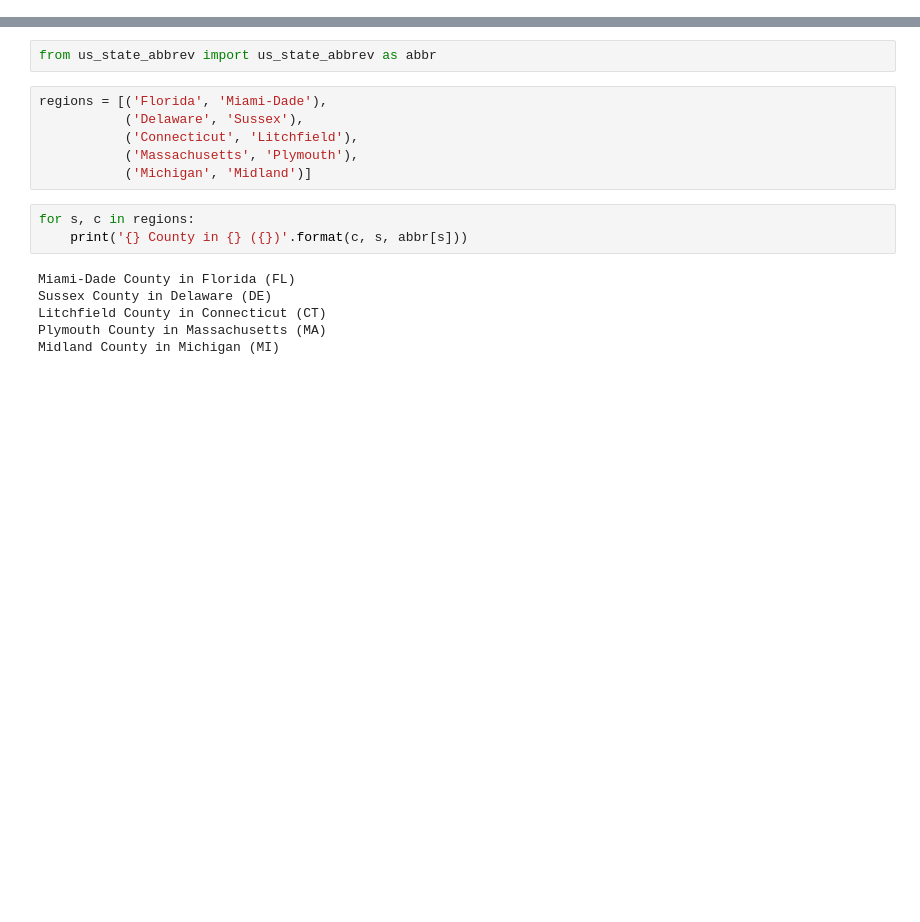
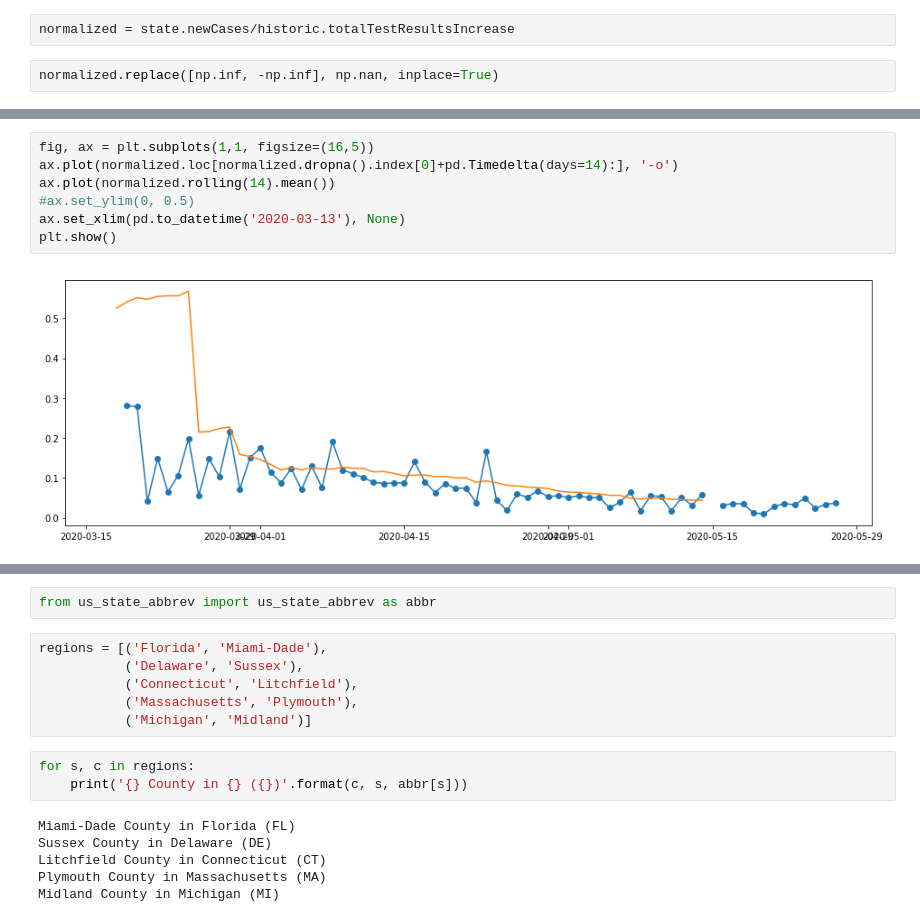
Before and after one commit to mdgrossi/covid19, a Jupyter notebook: cases.ipynb, the cells around one changed output, grey strips where cells are left out. Cells and saved outputs as stored; diff of their text form; blank space fills up the shorter version.

```diff
--- a/cases.ipynb
+++ b/cases.ipynb
@@ -23,3 +28,7 @@ county = county.reset_index().set_index('date')
 state['newCases'] = state.cases.diff()
 for cnty, data in county.groupby('county'):
     county.loc[county['county']==cnty, 'newCases'] = data.cases.transform('diff')
+# %%
+normalized = state.newCases/historic.totalTestResultsIncrease
+# %%
+normalized.replace([np.inf, -np.inf], np.nan, inplace=True)
@@ -25,0 +39,9 @@ for cnty, data in county.groupby('county'):
+# %%
+fig, ax = plt.subplots(1,1, figsize=(16,5))
+ax.plot(normalized.loc[normalized.dropna().index[0]+pd.Timedelta(days=14):], '-o')
+ax.plot(normalized.rolling(14).mean())
+#ax.set_ylim(0, 0.5)
+ax.set_xlim(pd.to_datetime('2020-03-13'), None)
+plt.show()
+# %% [output]
+[figure, added]
```
Also changed, not shown: parts of 9 cells of this notebook, 1 other file.
